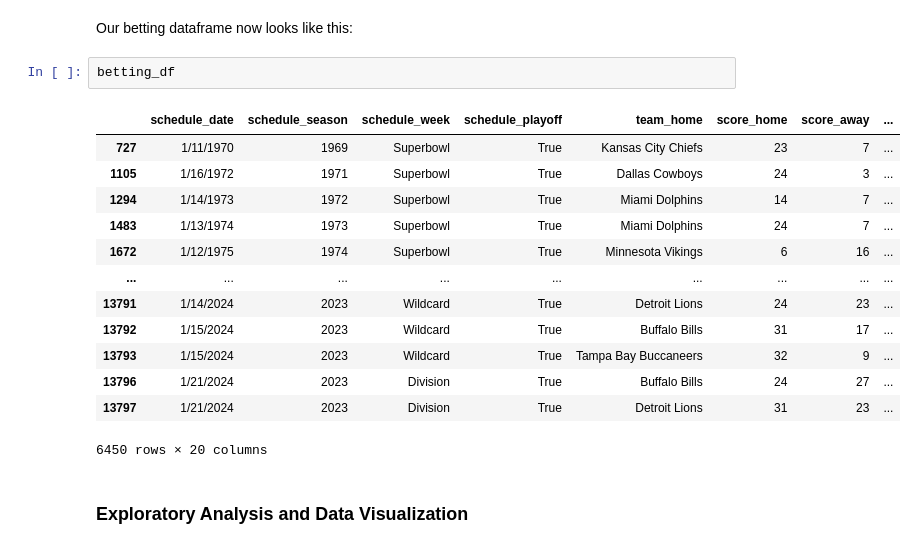
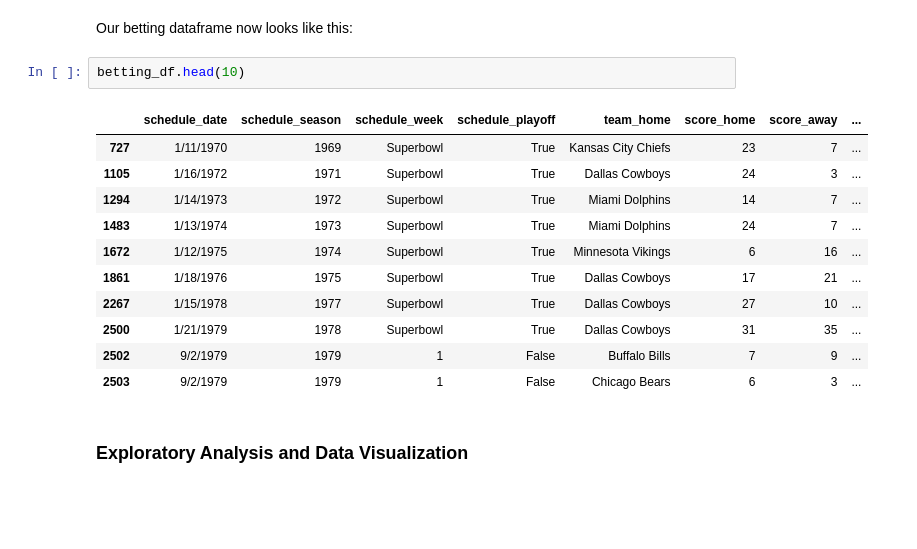
Before and after one commit to abajwah/abajwah.github.io, a Jupyter notebook: final.ipynb, the cells around one changed output. Saved outputs shown, nothing was run; the diff lists cells and outputs as text; blank space fills up the shorter version.

```diff
--- a/final.ipynb
+++ b/final.ipynb
@@ -244,21 +238,19 @@ betting_df['over_under_winner'] = betting_df.apply(determine_over_under, axis=1)
 # %% [markdown]
 Our betting dataframe now looks like this:
 # %%
-betting_df
+betting_df.head(10)
 # %% [output]
 |  | schedule_date | schedule_season | schedule_week | schedule_playoff | team_home | score_home | score_away | ... |
 | 727 | 1/11/1970 | 1969 | Superbowl | True | Kansas City Chiefs | 23 | 7 | ... |
 | 1105 | 1/16/1972 | 1971 | Superbowl | True | Dallas Cowboys | 24 | 3 | ... |
 | 1294 | 1/14/1973 | 1972 | Superbowl | True | Miami Dolphins | 14 | 7 | ... |
 | 1483 | 1/13/1974 | 1973 | Superbowl | True | Miami Dolphins | 24 | 7 | ... |
 | 1672 | 1/12/1975 | 1974 | Superbowl | True | Minnesota Vikings | 6 | 16 | ... |
-| ... | ... | ... | ... | ... | ... | ... | ... | ... |
-| 13791 | 1/14/2024 | 2023 | Wildcard | True | Detroit Lions | 24 | 23 | ... |
-| 13792 | 1/15/2024 | 2023 | Wildcard | True | Buffalo Bills | 31 | 17 | ... |
-| 13793 | 1/15/2024 | 2023 | Wildcard | True | Tampa Bay Buccaneers | 32 | 9 | ... |
-| 13796 | 1/21/2024 | 2023 | Division | True | Buffalo Bills | 24 | 27 | ... |
-| 13797 | 1/21/2024 | 2023 | Division | True | Detroit Lions | 31 | 23 | ... |
+| 1861 | 1/18/1976 | 1975 | Superbowl | True | Dallas Cowboys | 17 | 21 | ... |
+| 2267 | 1/15/1978 | 1977 | Superbowl | True | Dallas Cowboys | 27 | 10 | ... |
+| 2500 | 1/21/1979 | 1978 | Superbowl | True | Dallas Cowboys | 31 | 35 | ... |
+| 2502 | 9/2/1979 | 1979 | 1 | False | Buffalo Bills | 7 | 9 | ... |
+| 2503 | 9/2/1979 | 1979 | 1 | False | Chicago Bears | 6 | 3 | ... |
-6450 rows × 20 columns
 # %% [markdown]
 ### Exploratory Analysis and Data Visualization
 # %%
```
Also changed, not shown: parts of 13 cells of this notebook.
